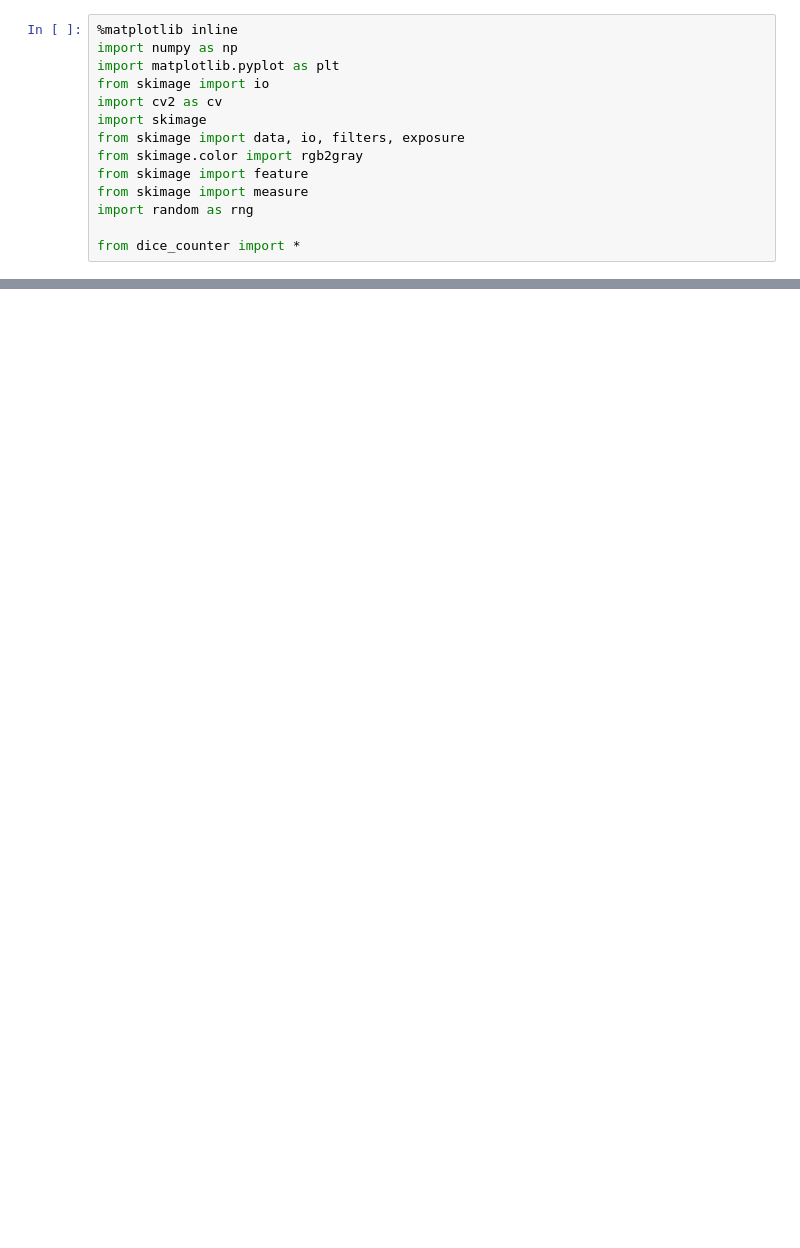
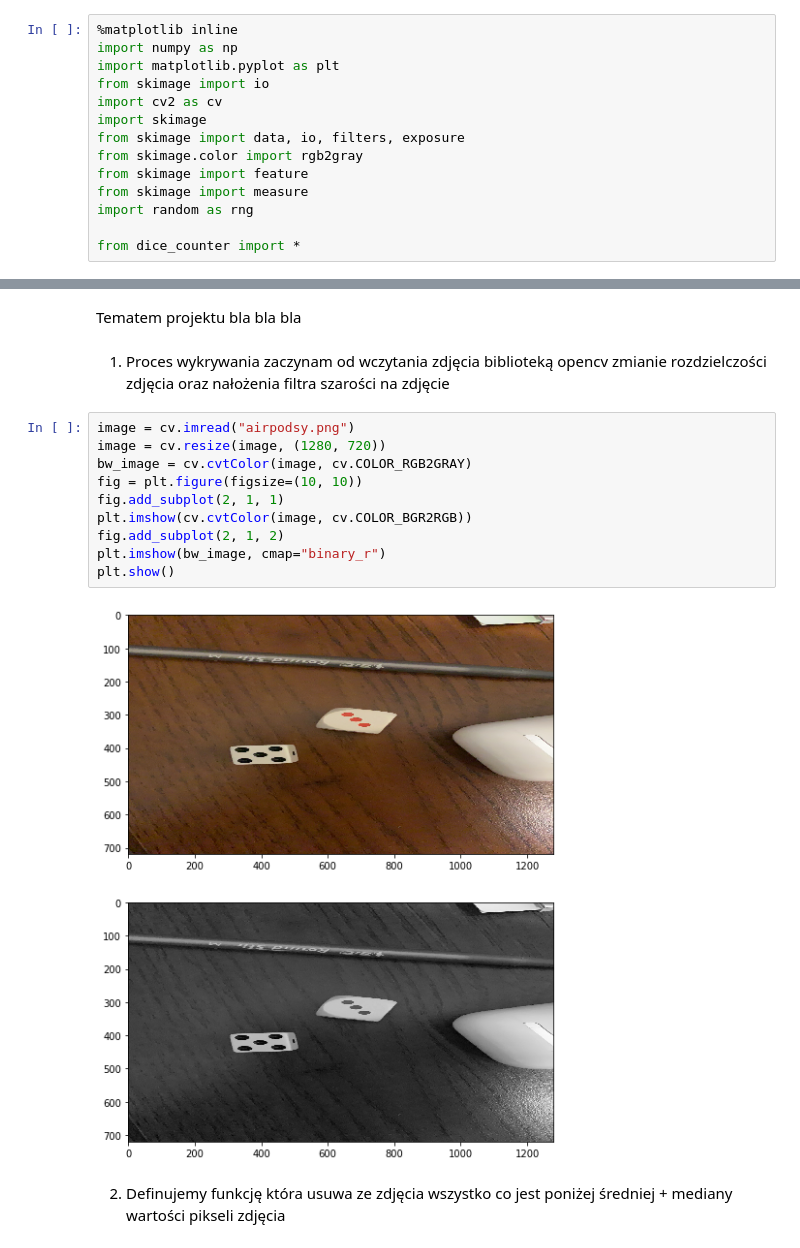
Before and after one commit to piter104/dices, a Jupyter notebook: dices.ipynb, the cells around one changed output, grey strips where cells are left out. Saved outputs shown, nothing was run; the diff lists cells and outputs as text; blank space fills up the shorter version.

```diff
--- a/dices.ipynb
+++ b/dices.ipynb
@@ -46,0 +19,18 @@ contour = process_image(255-image1)
+# %% [markdown]
+Tematem projektu bla bla bla
+# %% [markdown]
+1. Proces wykrywania zaczynam od wczytania zdjęcia biblioteką opencv zmianie rozdzielczości zdjęcia oraz nałożenia filtra szarości na zdjęcie
+# %%
+image = cv.imread("airpodsy.png")
+image = cv.resize(image, (1280, 720))
+bw_image = cv.cvtColor(image, cv.COLOR_RGB2GRAY)
+fig = plt.figure(figsize=(10, 10))
+fig.add_subplot(2, 1, 1)
+plt.imshow(cv.cvtColor(image, cv.COLOR_BGR2RGB))
+fig.add_subplot(2, 1, 2)
+plt.imshow(bw_image, cmap="binary_r")
+plt.show()
+# %% [output]
+[figure, added]
+# %% [markdown]
+2. Definujemy funkcję która usuwa ze zdjęcia wszystko co jest poniżej średniej + mediany wartości pikseli zdjęcia
```
Also changed, not shown: parts of 11 cells of this notebook, 6 other files.
